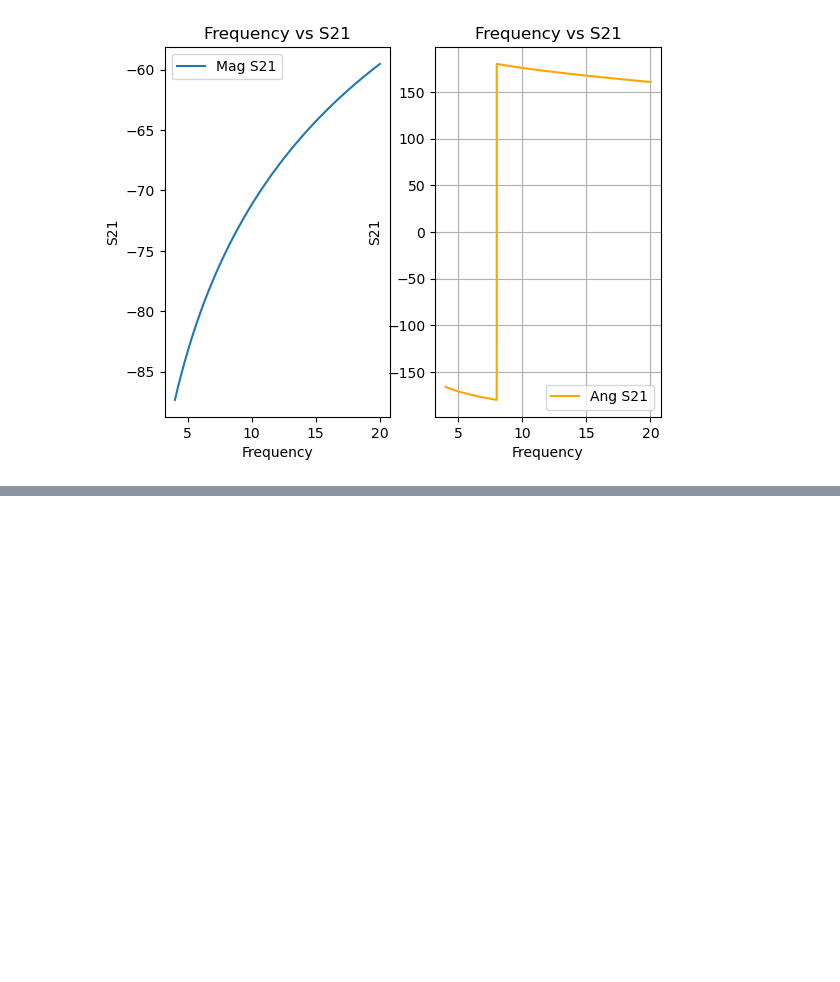
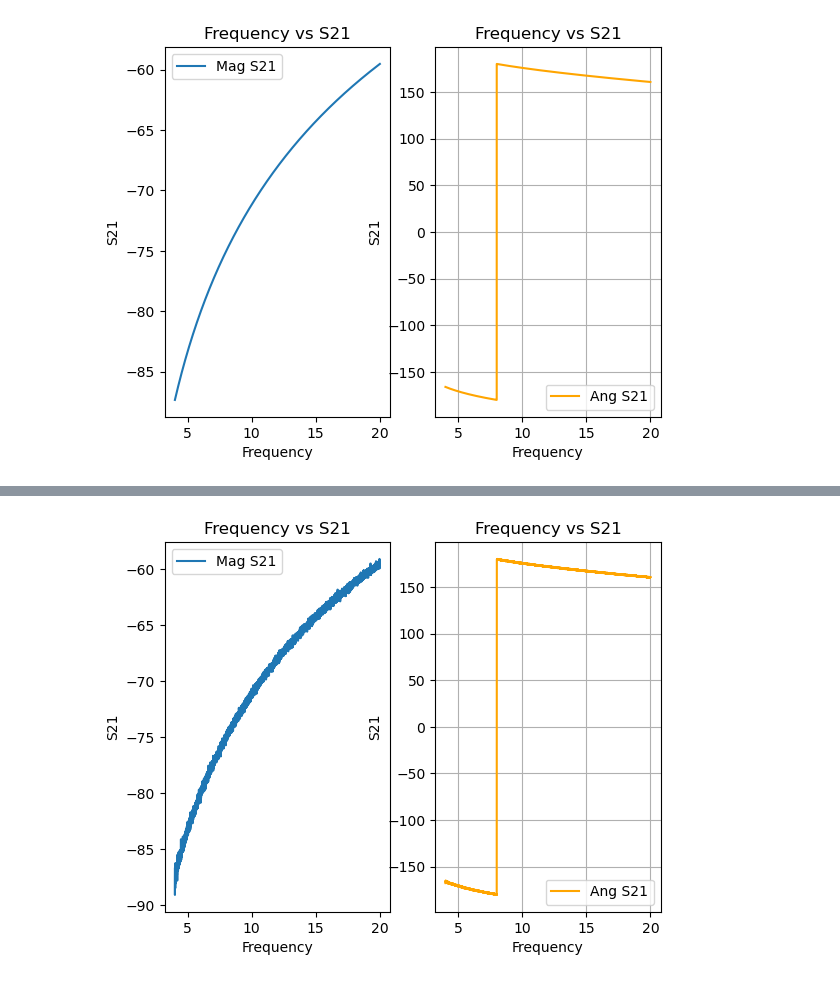
Before and after one commit to scottito/bcqt-test-points-vs-err, a Jupyter notebook: load_and_apply_noise.ipynb, the cells around one changed output, grey strips where cells are left out. Cells and saved outputs as stored; diff of their text form; code cells hidden in the pictures; blank space fills up the shorter version.

Commit message:
Maybe added pink noise to the jupyter

```diff
--- a/load_and_apply_noise.ipynb
+++ b/load_and_apply_noise.ipynb
@@ -54,0 +54,17 @@ plot_S21(df_noisy)
+# %%
+def add_pink_noise(df, exp=0.2, column='DBS21'):
+    # Create a copy of the DataFrame to avoid modifying the original
+    df_pink = df.copy()
+    # Add Gaussian noise to the specified column
+    pink_noise = np.random.randn(len(df_pink))
+    # Scale the pink noise to have greater amplitude at lower frequencies
+    pink_noise *= np.arange(1, len(df) + 1)**(-exp)
+    df_pink[column] += pink_noise
+    return df_pink
+# %%
+df_pink = add_pink_noise(df)
+df_pink = add_pink_noise(df_pink, column='AngS21')
+
+plot_S21(df_pink)
+# %% [output]
+[figure, added]
```
Also changed, not shown: parts of 2 cells of this notebook.
